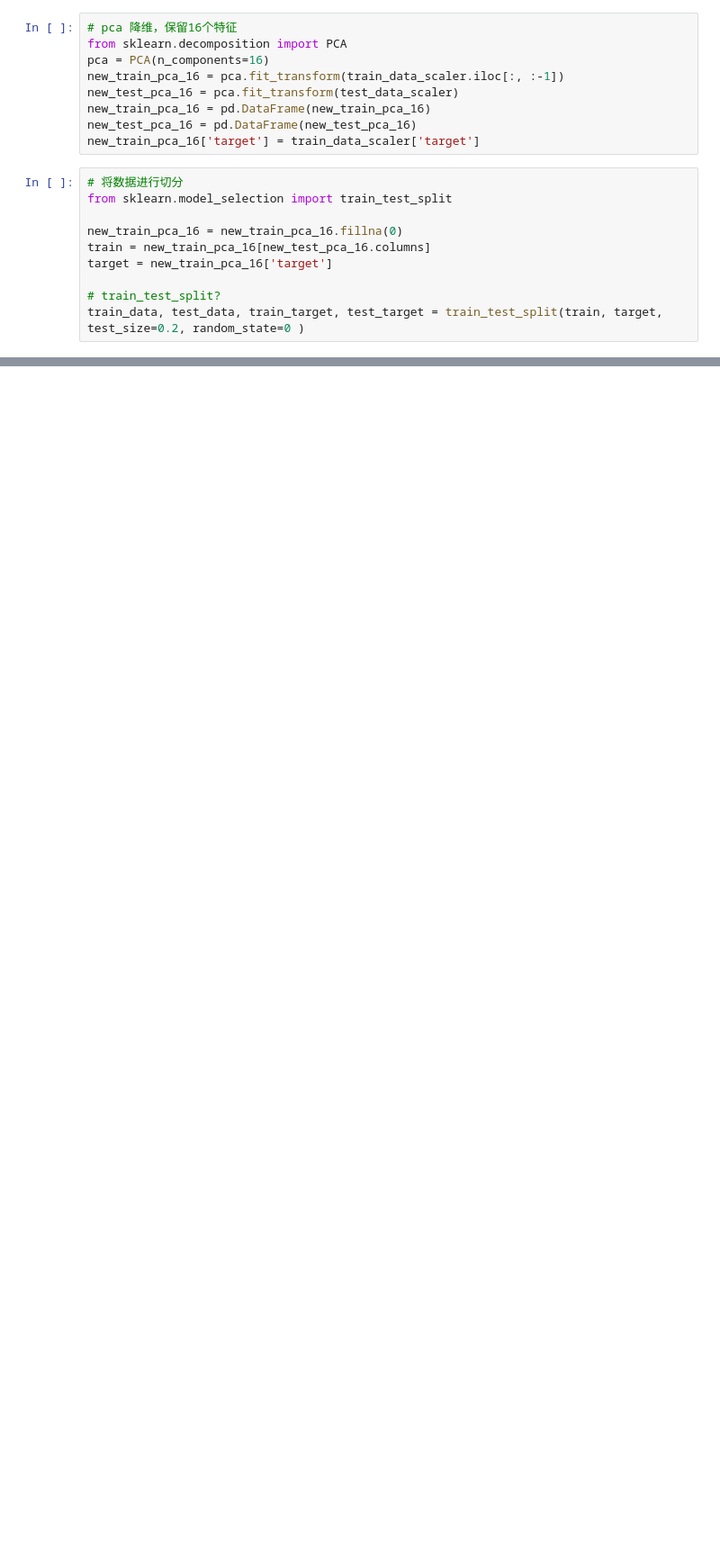
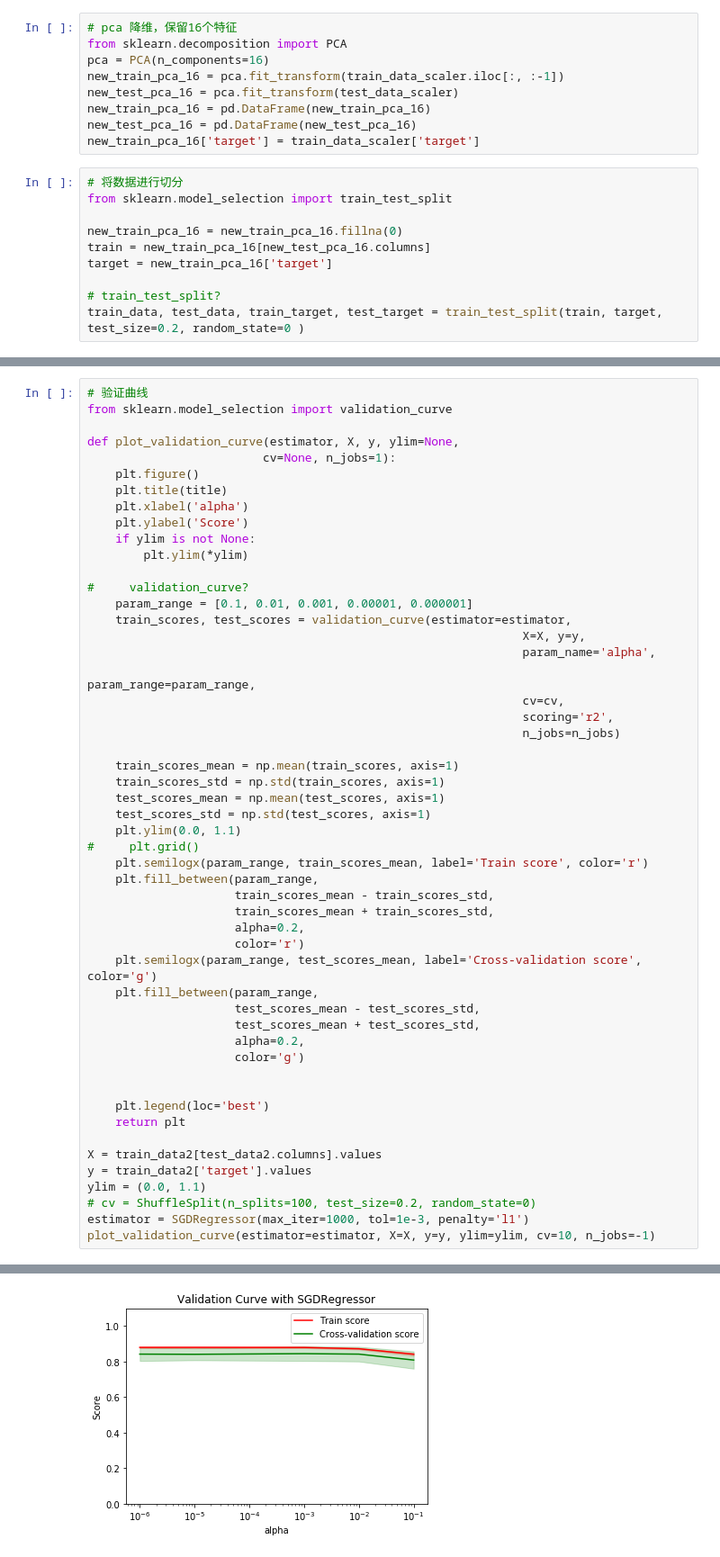
Before and after one commit to SCUISQianFeng/tianchi-ml-base, a Jupyter notebook: TianChi/baseLine/zhengqi/model_train_validation_fusion.ipynb, the cells around one changed output, grey strips where cells are left out. Shown at 90% size. Drawn from its saved outputs; the diff is of its cells as text; blank space fills up the shorter version.

```diff
--- a/TianChi/baseLine/zhengqi/model_train_validation_fusion.ipynb
+++ b/TianChi/baseLine/zhengqi/model_train_validation_fusion.ipynb
@@ -300,0 +402,53 @@ LGBMRegressor best parameters:  {'learning_rate': 0.1, 'n_estimators': 40}
+# %%
+# 验证曲线
+from sklearn.model_selection import validation_curve
+
+def plot_validation_curve(estimator, X, y, ylim=None,
+                         cv=None, n_jobs=1):
+    plt.figure()
+    plt.title(title)
+    plt.xlabel('alpha')
+    plt.ylabel('Score')
+    if ylim is not None:
+        plt.ylim(*ylim)
+
+#     validation_curve?
+    param_range = [0.1, 0.01, 0.001, 0.00001, 0.000001]
+    train_scores, test_scores = validation_curve(estimator=estimator,
+                                                              X=X, y=y,
+                                                              param_name='alpha',
+                                                              param_range=param_range,
+                                                              cv=cv,
+                                                              scoring='r2',
+                                                              n_jobs=n_jobs)
+
+    train_scores_mean = np.mean(train_scores, axis=1)
+    train_scores_std = np.std(train_scores, axis=1)
+    test_scores_mean = np.mean(test_scores, axis=1)
+    test_scores_std = np.std(test_scores, axis=1)
+    plt.ylim(0.0, 1.1)
+#     plt.grid()
+    plt.semilogx(param_range, train_scores_mean, label='Train score', color='r')
+    plt.fill_between(param_range,
+                     train_scores_mean - train_scores_std,
+                     train_scores_mean + train_scores_std,
+                     alpha=0.2,
+                     color='r')
+    plt.semilogx(param_range, test_scores_mean, label='Cross-validation score', color='g')
+    plt.fill_between(param_range,
+                     test_scores_mean - test_scores_std,
+                     test_scores_mean + test_scores_std,
+                     alpha=0.2,
+                     color='g')
+
+
+    plt.legend(loc='best')
+    return plt
+
+X = train_data2[test_data2.columns].values
+y = train_data2['target'].values
+ylim = (0.0, 1.1)
+# cv = ShuffleSplit(n_splits=100, test_size=0.2, random_state=0)
+estimator = SGDRegressor(max_iter=1000, tol=1e-3, penalty='l1')
+plot_validation_curve(estimator=estimator, X=X, y=y, ylim=ylim, cv=10, n_jobs=-1)
+# %% [output]
@@ -300,0 +456 @@ LGBMRegressor best parameters:  {'learning_rate': 0.1, 'n_estimators': 40}
+[figure, added]
```
Also changed, not shown: parts of 18 cells of this notebook.
